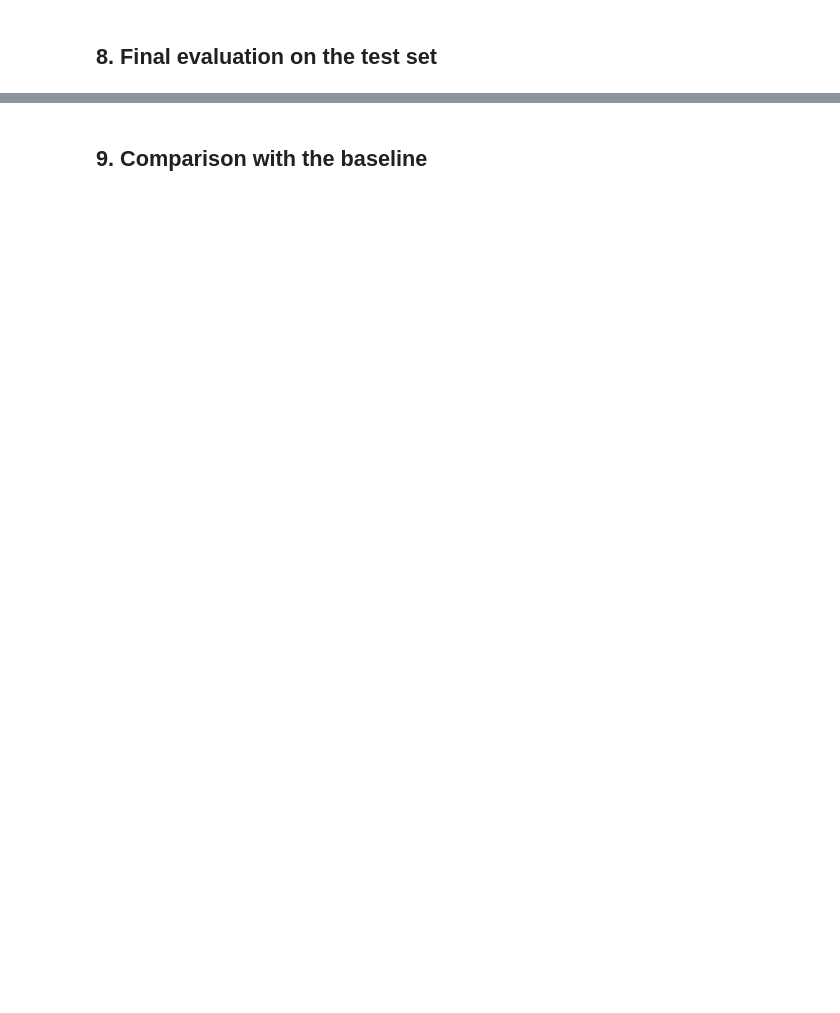
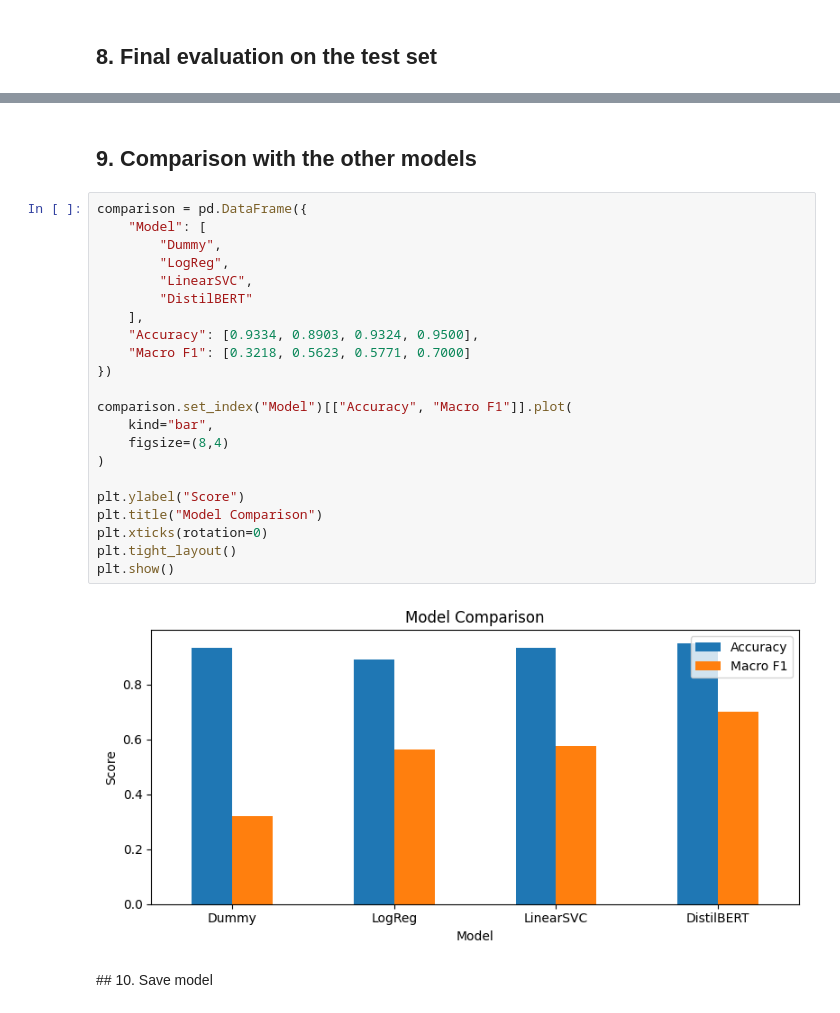
Before and after one commit to Casildagsf/IRONHACK-AI-PROJECT3, a Jupyter notebook: Classification/distilbert.ipynb, the cells around one changed output, grey strips where cells are left out. Cells and saved outputs as stored; diff of their text form; blank space fills up the shorter version.

```diff
--- a/Classification/distilbert.ipynb
+++ b/Classification/distilbert.ipynb
@@ -284,2 +398,28 @@ KeyboardInterrupt:
 # %% [markdown]
-## 9. Comparison with the baseline
+## 9. Comparison with the other models
+# %%
+comparison = pd.DataFrame({
+    "Model": [
+        "Dummy",
+        "LogReg",
+        "LinearSVC",
+        "DistilBERT"
+    ],
+    "Accuracy": [0.9334, 0.8903, 0.9324, 0.9500],
+    "Macro F1": [0.3218, 0.5623, 0.5771, 0.7000]
+})
+
+comparison.set_index("Model")[["Accuracy", "Macro F1"]].plot(
+    kind="bar",
+    figsize=(8,4)
+)
+
+plt.ylabel("Score")
+plt.title("Model Comparison")
+plt.xticks(rotation=0)
+plt.tight_layout()
+plt.show()
+# %% [output]
+[figure, added]
+# %% [markdown]
+## 10. Save model
```
Also changed, not shown: parts of 27 cells of this notebook.
